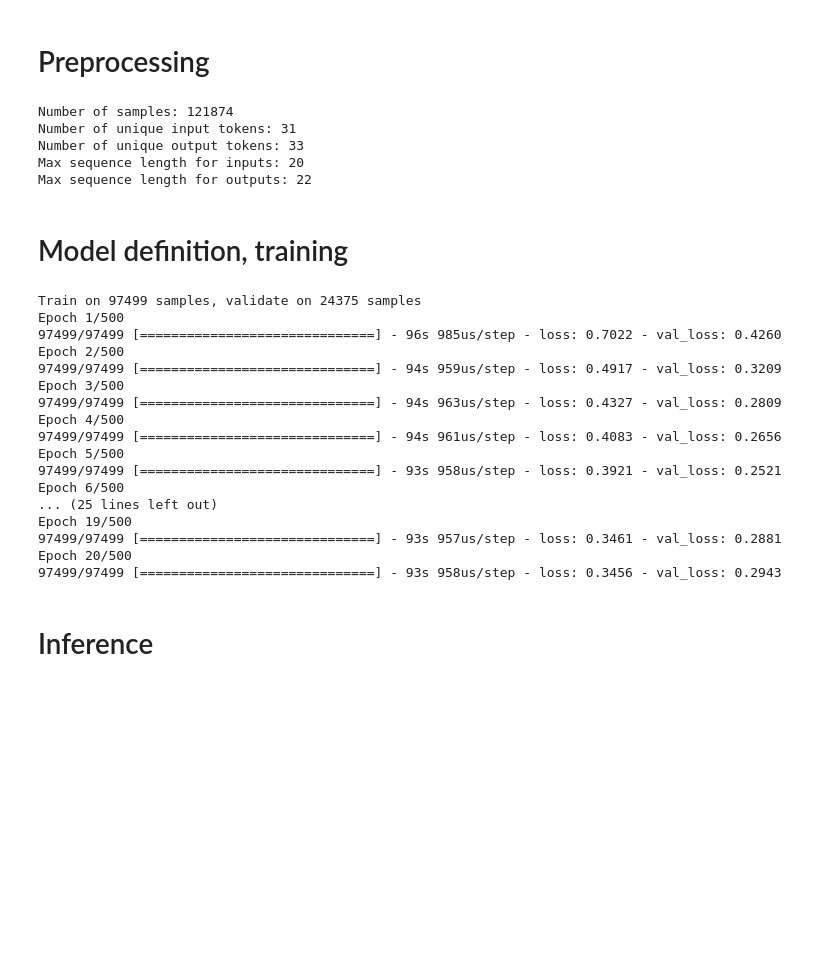
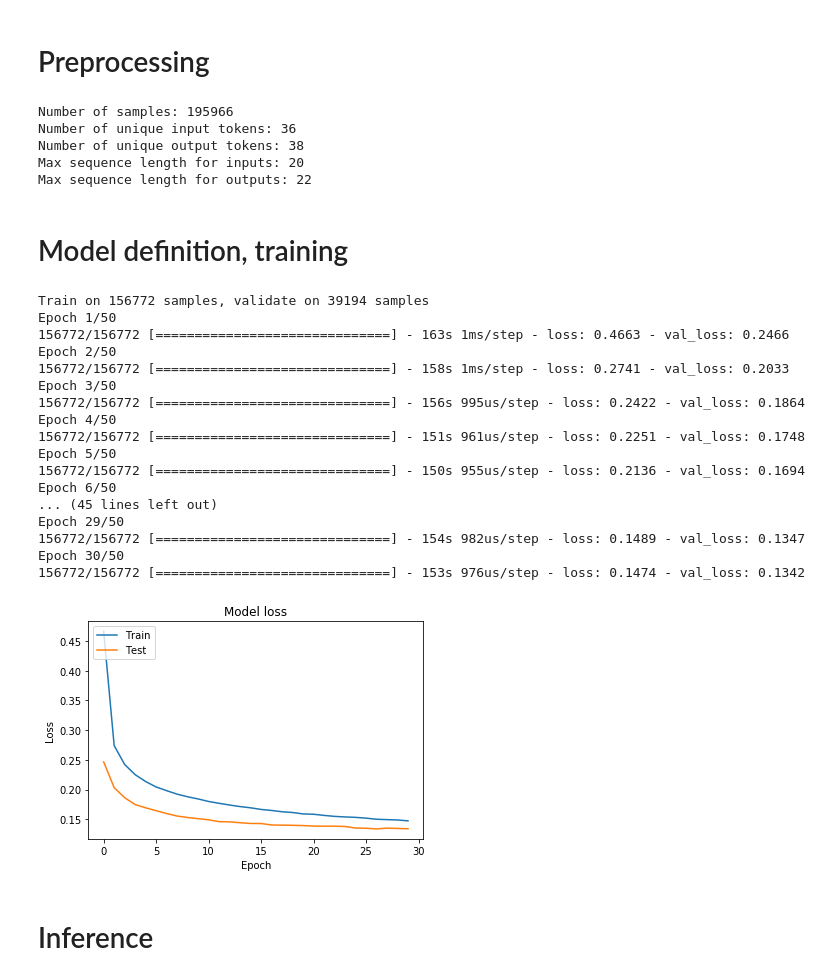
Before and after one commit to aroberts89/dl-final, a Jupyter notebook: seq2seq.ipynb, the cells around one changed output. Saved outputs shown, nothing was run; the diff lists cells and outputs as text; code cells hidden in the pictures; blank space fills up the shorter version.

Commit message:
The best - 0.1342

```diff
--- a/seq2seq.ipynb
+++ b/seq2seq.ipynb
@@ -16,11 +20,6 @@ import string
 # %% [markdown]
 # Preprocessing
 # %%
-batch_size = 64  # Batch size for training.
-epochs = 500  # Number of epochs to train for.
-latent_dim = 256  # Latent dimensionality of the encoding space.
-num_samples = 100000  # Number of samples to train on.
-
 # Vectorize the data.
 input_texts = []
 target_texts = []
@@ -90,7 +89,7 @@ with open('data/wikipedia-misspellings.txt', 'r') as f:
 lines = list(set(lines))
 
 # Split raw lines into inputs and outputs
-for line in lines[: min(num_samples, len(lines) - 1)]:
+for line in lines:
     input_text, target_text = line.split('\t')
     # We use "tab" as the "start sequence" character
     # for the targets, and "\n" as "end sequence" character.
@@ -145,9 +144,9 @@ for i, (input_text, target_text) in enumerate(zip(input_texts, target_texts)):
             # and will not include the start character.
             decoder_target_data[i, t - 1, target_token_index[char]] = 1.
 # %% [output]
-Number of samples: 121874
-Number of unique input tokens: 31
-Number of unique output tokens: 33
+Number of samples: 195966
+Number of unique input tokens: 36
+Number of unique output tokens: 38
 Max sequence length for inputs: 20
 Max sequence length for outputs: 22
 # %% [markdown]
@@ -155,11 +154,15 @@ Max sequence length for outputs: 22
 # %%
 # Parameters
 params = dict(
-    dropout = 0.2,
-    recurrent_dropout = 0.2,
+    dropout = 0.1,
+    recurrent_dropout = 0.0,
     unroll = False,
     implementation = 2
 )
+
+epochs = 50  # Number of epochs to train for.
+batch_size = 64  # Batch size for training.
+latent_dim = 256  # Latent dimensionality of the encoding space.
 
 # Define an input sequence and process it.
 encoder_inputs = Input(shape=(None, num_encoder_tokens))
@@ -180,7 +183,6 @@ decoder_lstm = LSTM(latent_dim, return_sequences=True, return_state=True,
                     unroll=params['unroll'], implementation=params['implementation'])
 decoder_outputs, _, _ = decoder_lstm(decoder_inputs,
                                      initial_state=encoder_states)
-decoder_dense1 = Dense()
 decoder_dense = Dense(num_decoder_tokens, activation='softmax')
 decoder_outputs = decoder_dense(decoder_outputs)
 
@@ -189,8 +191,8 @@ decoder_outputs = decoder_dense(decoder_outputs)
 model = Model([encoder_inputs, decoder_inputs], decoder_outputs)
 
 # Run training
-model.compile(optimizer=RMSprop(lr=0.01), loss='categorical_crossentropy')
-early_stopping = EarlyStopping(monitor='val_loss', patience=10, restore_best_weights=True)
+model.compile(optimizer=Nadam(lr=0.003), loss='categorical_crossentropy')
+early_stopping = EarlyStopping(monitor='val_loss', patience=3, restore_best_weights=True)
 history = model.fit([encoder_input_data, decoder_input_data], decoder_target_data,
                     batch_size=batch_size,
                     epochs=epochs,
@@ -202,23 +204,40 @@ import datetime
 unique_string = datetime.datetime.now().strftime("%Y%m%d_%H%M%S")
 model.save('models/' + unique_string + '.h5')
 # %% [output]
-Train on 97499 samples, validate on 24375 samples
-Epoch 1/500
-97499/97499 [==============================] - 96s 985us/step - loss: 0.7022 - val_loss: 0.4260
-Epoch 2/500
-97499/97499 [==============================] - 94s 959us/step - loss: 0.4917 - val_loss: 0.3209
-Epoch 3/500
-97499/97499 [==============================] - 94s 963us/step - loss: 0.4327 - val_loss: 0.2809
-Epoch 4/500
-97499/97499 [==============================] - 94s 961us/step - loss: 0.4083 - val_loss: 0.2656
-Epoch 5/500
-97499/97499 [==============================] - 93s 958us/step - loss: 0.3921 - val_loss: 0.2521
-Epoch 6/500
-... (25 lines left out)
-Epoch 19/500
-97499/97499 [==============================] - 93s 957us/step - loss: 0.3461 - val_loss: 0.2881
-Epoch 20/500
-97499/97499 [==============================] - 93s 958us/step - loss: 0.3456 - val_loss: 0.2943
+Train on 156772 samples, validate on 39194 samples
+Epoch 1/50
+156772/156772 [==============================] - 163s 1ms/step - loss: 0.4663 - val_loss: 0.2466
+Epoch 2/50
+156772/156772 [==============================] - 158s 1ms/step - loss: 0.2741 - val_loss: 0.2033
+Epoch 3/50
+156772/156772 [==============================] - 156s 995us/step - loss: 0.2422 - val_loss: 0.1864
+Epoch 4/50
+156772/156772 [==============================] - 151s 961us/step - loss: 0.2251 - val_loss: 0.1748
+Epoch 5/50
+156772/156772 [==============================] - 150s 955us/step - loss: 0.2136 - val_loss: 0.1694
+Epoch 6/50
+... (45 lines left out)
+Epoch 29/50
+156772/156772 [==============================] - 154s 982us/step - loss: 0.1489 - val_loss: 0.1347
+Epoch 30/50
+156772/156772 [==============================] - 153s 976us/step - loss: 0.1474 - val_loss: 0.1342
+# %%
+# Bug in matplotlib, needed to update the package and restart the kernel, so I just hard-coded the history before doing so
+loss = [0.4663085410406544, 0.2740548289212563, 0.2422146208798551, 0.22514867456077395, 0.21356780256708086, 0.20440667601824994, 0.19821522371479938, 0.19238745212080444, 0.1879354350587638, 0.18430179420831913, 0.18005238312705021, 0.17695717890529108, 0.17406940066736556, 0.17148588207347581, 0.16938364475161757, 0.1666604769039637, 0.1649325997457815, 0.16277361474422722, 0.1615113084501122, 0.15909200022941652, 0.1585824241980941, 0.15661183741114096, 0.15498967959880341, 0.1540248249532818, 0.1533214237932661, 0.1520381962441219, 0.1501685483513509, 0.14952897805111012, 0.14893947404803853, 0.14744972091809658]
+val_loss = [0.24663482333054473, 0.20333886761996747, 0.18636745432082955, 0.17484174000871372, 0.16938115689376365, 0.16452781894155052, 0.1597688032957938, 0.15550810431390233, 0.1531175080497283, 0.15112573627264467, 0.14920654876497247, 0.1460789481259952, 0.1457458000943607, 0.14430301011159188, 0.14309628132095614, 0.14296739501719416, 0.1405173539719959, 0.14020586447058306, 0.13998657333587466, 0.13953082218455218, 0.13866029423831427, 0.13850701391931128, 0.1385034767385891, 0.1379971048181298, 0.13535009278471619, 0.13503757405689848, 0.1339019722748017, 0.13521093099012163, 0.13468205619099835, 0.13418629105348895]
+# %%
+import matplotlib.pyplot as plt
+
+# Plot training & validation loss values
+plt.plot(loss)
+plt.plot(val_loss)
+plt.title('Model loss')
+plt.ylabel('Loss')
+plt.xlabel('Epoch')
+plt.legend(['Train', 'Test'], loc='upper left')
+plt.show()
+# %% [output]
+[figure, added]
 # %% [markdown]
 # Inference
 # %%
```
Also changed, not shown: parts of 2 cells of this notebook, 4 other files.
